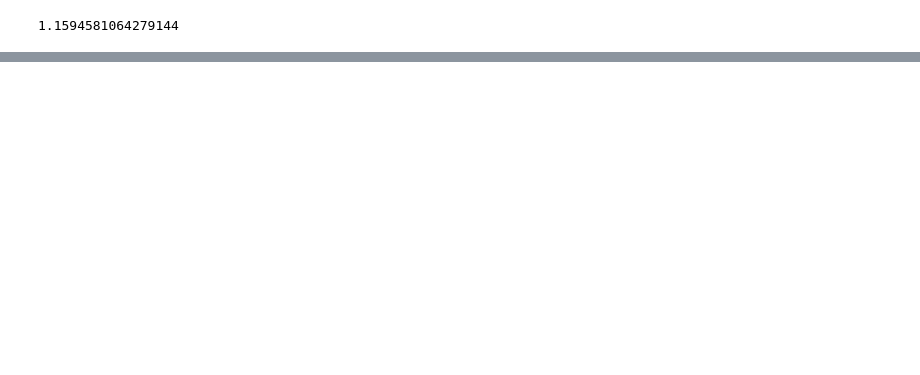
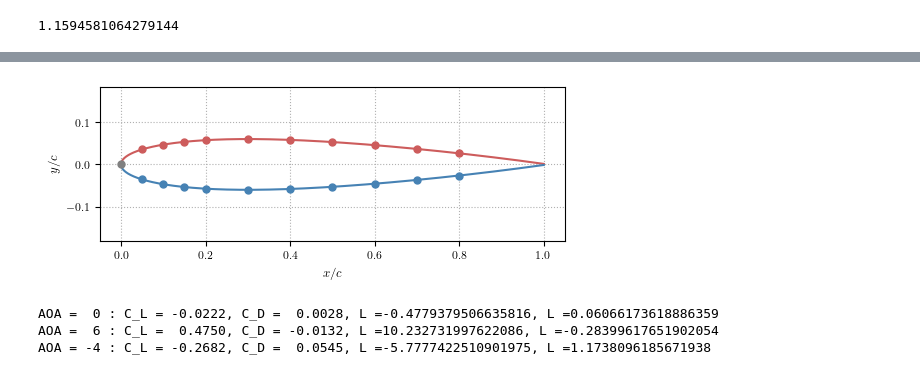
Before and after one commit to shami-momo/Workspace, a Jupyter notebook: study/aero_ex1.ipynb, the cells around one changed output, grey strips where cells are left out. Saved outputs shown, nothing was run; the diff lists cells and outputs as text; code cells hidden in the pictures; blank space fills up the shorter version.

```diff
--- a/study/aero_ex1.ipynb
+++ b/study/aero_ex1.ipynb
@@ -88,0 +92,77 @@ plt.show()
+# %%
+def naca0012_y(x, is_upper=True):
+    t = 0.12
+    yt = 5 * t * (0.2969 * np.sqrt(x) - 0.1260 * x - 0.3516 * x**2 + 0.2843 * x**3 - 0.1015 * x**4)
+    return yt if is_upper else -yt
+
+x = np.linspace(0, 1, 1000)
+
+y_upper = naca0012_y(x, 1)
+y_lower = naca0012_y(x, 0)
+
+fig, ax = plt.subplots(figsize=(6,2))
+ax.plot(x, y_upper, color='indianred', label='Upper Surface')
+ax.plot(x, y_lower, color='steelblue', label='Lower Surface')
+
+tap_x_raw = np.array([7.5, 15, 22.5, 30, 45, 60, 75, 90, 105, 120])
+tap_x = tap_x_raw / 150.0
+
+tap_y_upper = naca0012_y(tap_x, 1)
+tap_y_lower = naca0012_y(tap_x, 0)
+
+ax.plot(tap_x, tap_y_upper, 'o', color='indianred',  markersize=5)
+ax.plot(tap_x, tap_y_lower, 'o', color='steelblue',  markersize=5)
+ax.plot(0, 0, 'o', color='gray',  markersize=5)
+
+ax.axis('equal')
+ax.set_xlabel('$x/c$')
+ax.set_ylabel('$y/c$')
+ax.grid(True, linestyle=':')
+
+fig.savefig('naca0012.pdf', format='pdf', bbox_inches='tight')
+plt.show()
+# %% [output]
+[figure, added]
+# %%
+df['yc'] = df.apply(lambda row: naca0012_y(row['xc'], row['surface']), axis=1)
+
+df_upper = df[df['surface'].isin(['LE', 'Upper'])].sort_values(by='xc', ascending=False)
+df_lower = df[df['surface'] == 'Lower'].sort_values(by='xc', ascending=True)
+
+ordered_df = pd.concat([df_upper, df_lower]).reset_index(drop=True)
+
+x = ordered_df['xc'].values
+y = ordered_df['yc'].values
+n_points = len(x)
+
+x_mid = np.zeros(n_points)
+y_mid = np.zeros(n_points)
+
+for i in range(n_points):
+    prev_i = (i - 1) % n_points
+    x_mid[i] = (x[prev_i] + x[i]) / 2.0
+    y_mid[i] = (y[prev_i] + y[i]) / 2.0
+
+dx = np.zeros(n_points)
+dy = np.zeros(n_points)
+
+for i in range(n_points):
+    next_i = (i + 1) % n_points
+    dx[i] = x_mid[next_i] - x_mid[i]
+    dy[i] = y_mid[next_i] - y_mid[i]
+
+for suffix, aoa_val, color in plot_configs:
+    cp_array = ordered_df[f'cp{suffix}'].values
+
+    c_Fx = np.sum(-cp_array * dy)
+    c_Fy = np.sum(cp_array * dx)
+
+    alpha_rad = np.radians(aoa_val)
+    c_l = c_Fy * np.cos(alpha_rad) - c_Fx * np.sin(alpha_rad)
+    c_d = c_Fx * np.cos(alpha_rad) + c_Fy * np.sin(alpha_rad)
+
+    print(f"AOA ={aoa_val:>3} : C_L ={c_l:>8.4f}, C_D ={c_d:>8.4f}, L ={c_l * 0.5 * 15.74**2 * 0.15 * DENSITY}, L ={c_d * 0.5 * 15.74**2 * 0.15 * DENSITY}")
+# %% [output]
+AOA =  0 : C_L = -0.0222, C_D =  0.0028, L =-0.4779379506635816, L =0.06066173618886359
+AOA =  6 : C_L =  0.4750, C_D = -0.0132, L =10.232731997622086, L =-0.28399617651902054
+AOA = -4 : C_L = -0.2682, C_D =  0.0545, L =-5.7777422510901975, L =1.1738096185671938
```
Also changed, not shown: parts of 4 cells of this notebook, 6 other files.
